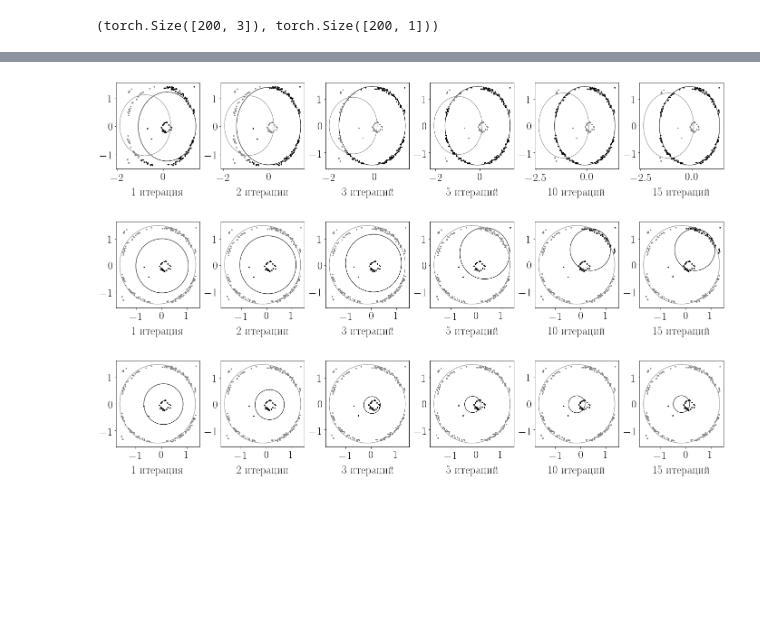
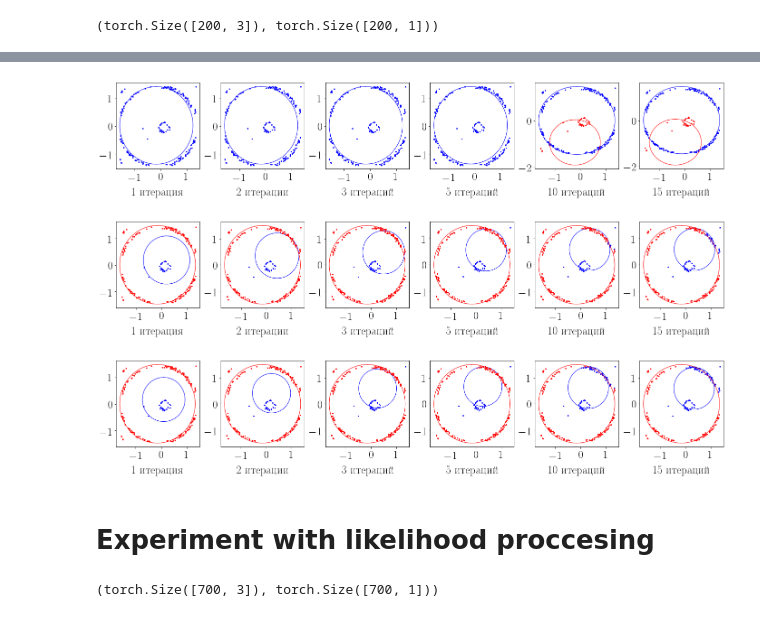
Before and after one commit to andriygav/EMprior, a Jupyter notebook: code/graph.ipynb, the cells around one changed output, grey strips where cells are left out. Drawn from its saved outputs; the diff is of its cells as text; code cells hidden in the pictures; blank space fills up the shorter version.

```diff
--- a/code/graph.ipynb
+++ b/code/graph.ipynb
@@ -156,7 +159,7 @@ for k in range(len(List_of_Data)):
     X_tr = torch.FloatTensor(X)
     Y_tr = torch.FloatTensor(Y).view([-1,1])
 
-    LIST_A = [torch.Tensor([0.01, 0.01, 0.01]) for _ in range(K)]
+    LIST_A = [torch.Tensor([1, 1, 1]) for _ in range(K)]
     LIST_w = [torch.Tensor([[0], [0], [0.1]]), torch.Tensor([[0], [0], [2]])]
 
     LoM = []
@@ -221,14 +224,14 @@ for k in range(len(List_of_Data)):
     X_tr = torch.FloatTensor(X)
     Y_tr = torch.FloatTensor(Y).view([-1,1])
 
-    LIST_A = [torch.Tensor([0.01, 0.01, 0.01]) for _ in range(K)]
+    LIST_A = [torch.Tensor([1, 1, 1]) for _ in range(K)]
     LIST_w = [torch.Tensor([[0], [0], [0.1]]), torch.Tensor([[0], [0], [2]])]
 
     LoM = []
     for k in range(K):
         LoM.append(EachModelLinear(input_dim = n, device = device, A = torch.eye(3)*LIST_A[k], w = torch.ones(3,1)*LIST_w[k], regul = True))
 
-    HypPar = {'beta': 1, 'alpha': 1e-20}
+    HypPar = {'beta': 1, 'alpha': 1}
     HpMd = HyperModelNN(input_dim = n, hidden_dim = 3, output_dim = K, device = device)
 
     model = MixtureExpert(input_dim = n, K = K, HyperParameters = HypPar, HyperModel = HpMd, ListOfModels = LoM, ListOfRegularizeModel = [RegularizeModel(ListOfModels = LoM)], device = device)
@@ -452,7 +459,7 @@ epoch = 100
 # %%
 %%time
 
-LIST_A = [torch.Tensor([0.1, 0.1, 0.1]) for _ in range(K)]
+LIST_A = [torch.Tensor([1, 1, 1]) for _ in range(K)]
 LIST_w = [torch.Tensor([[0.0], [0.0], [0.1]]), torch.Tensor([[0.0], [0.0], [2]])]
 
 
@@ -478,7 +485,7 @@ Wall time: 54 s
 # %%
 %%time
 
-LIST_A = [torch.Tensor([0.1, 0.1, 0.1]) for _ in range(K)]
+LIST_A = [torch.Tensor([1, 1, 1]) for _ in range(K)]
 LIST_w = [torch.Tensor([[0.0], [0.0], [0.1]]), torch.Tensor([[0.0], [0.0], [2]])]
 
 
@@ -486,7 +493,7 @@ LoM = []
 for k in range(K):
     LoM.append(EachModelLinear(input_dim = n, device = device, A = torch.eye(3)*LIST_A[k], w = torch.ones(3,1)*LIST_w[k], regul=True))
 
-HypPar = {'beta': 1, 'alpha': 1e-15}
+HypPar = {'beta': 1, 'alpha': 1}
 
 HpMd = HyperModelNN(input_dim = n, hidden_dim = 3, output_dim = K, device = device)
 
@@ -621,6 +630,8 @@ plt.rcParams['font.size'] = Text_size
 plt.rcParams["legend.labelspacing"] = 0.1
 plt.rcParams["legend.handletextpad"] = 0.1
 #################################################
+
+epochs = [1, 2, 3, 5, 10, 15]
 
 t = np.linspace(0, 2*np.pi, 100)
 
@@ -644,7 +655,7 @@ fig = plt.figure();
 gs = gridspec.GridSpec(1, len(epochs))
 
 ax = []
-for k in range(len(List_of_step)):
+for k in range(len(epochs)):
     ax.append(fig.add_subplot(gs[k]))
 
 for k in range(len(ax)):
@@ -699,33 +710,35 @@ plt.show()
 
 # -----------------3---------------------
 fig = plt.figure();
 
 gs = gridspec.GridSpec(1, len(epochs))
 
 ax = []
 for k in range(len(List_of_step)):
     ax.append(fig.add_subplot(gs[k]))
 
 for k in range(len(ax)):
     ax[k].set_title(cols[k], y=-0.34)
 
 List_of_step = [(List_of_step_Prior_Regular[k - 1], k) for k in epochs]
 for k in range(len(List_of_step)):
     (CIRCLE, idx), epoch = List_of_step[k]
 
     for i in np.unique(idx):
         _ = ax[k].plot(x[idx == i], y[idx == i], '.', color = colors[i])
 
         x0, y0, r = CIRCLE[i]
         x_plot = x0 + r*np.sin(t)
         y_plot = y0 + r*np.cos(t)
 
         _ = ax[k].plot(x_plot, y_plot, '-', color = colors[i])
 
 plt.subplots_adjust(wspace=0.25, hspace=0.35)
 plt.savefig('./' + folder_result + '/experiment_real_regular.pdf', bbox_inches='tight')
 plt.show()
 # %% [output]
-[figure, old version]
+[figure, new version]
-[figure, old version]
+[figure, new version]
-[figure, old version]
+[figure, new version]
+# %% [markdown]
+# Experiment with likelihood proccesing
@@ -731,0 +797,10 @@ plt.show()
+# %%
+X = np.vstack([x, y, np.ones_like(x)]).T
+Y = x**2+y**2
+
+X_tr = torch.FloatTensor(X)
+Y_tr = torch.FloatTensor(Y).view([-1,1])
+
+X_tr.shape, Y_tr.shape
+# %% [output]
+(torch.Size([700, 3]), torch.Size([700, 1]))
```
Also changed, not shown: parts of 27 cells of this notebook, 20 other files.
